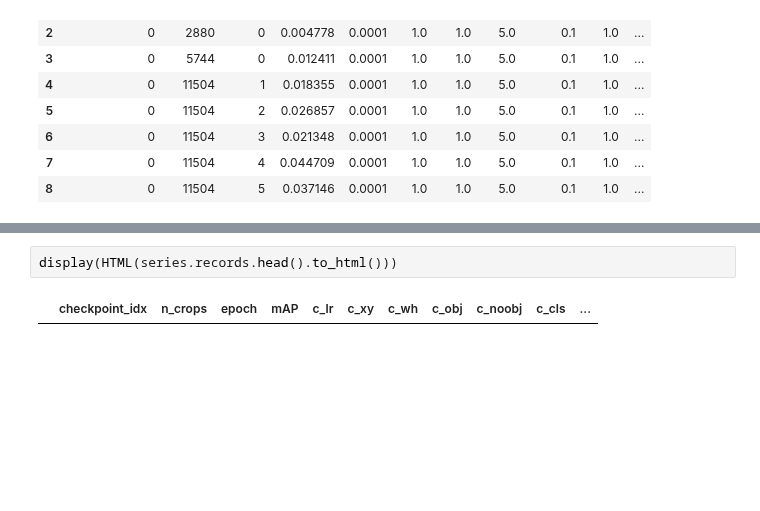
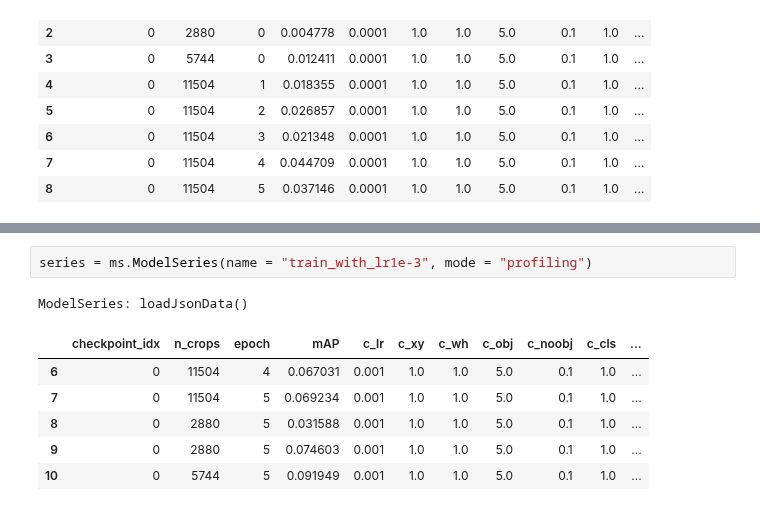
Before and after one commit to fusiongodo/yolo-score, a Jupyter notebook: profiling.ipynb, the cells around one changed output, grey strips where cells are left out. Cells and saved outputs as stored; diff of their text form; blank space fills up the shorter version.

```diff
--- a/profiling.ipynb
+++ b/profiling.ipynb
@@ -231,4 +236,10 @@ display(HTML(series.records.to_html()))
 # %%
-display(HTML(series.records.head().to_html()))
+series = ms.ModelSeries(name = "train_with_lr1e-3", mode = "profiling")
 # %% [output]
+ModelSeries: loadJsonData()
 |  | checkpoint_idx | n_crops | epoch | mAP | c_lr | c_xy | c_wh | c_obj | c_noobj | c_cls | ... |
+| 6 | 0 | 11504 | 4 | 0.067031 | 0.001 | 1.0 | 1.0 | 5.0 | 0.1 | 1.0 | ... |
+| 7 | 0 | 11504 | 5 | 0.069234 | 0.001 | 1.0 | 1.0 | 5.0 | 0.1 | 1.0 | ... |
+| 8 | 0 | 2880 | 5 | 0.031588 | 0.001 | 1.0 | 1.0 | 5.0 | 0.1 | 1.0 | ... |
+| 9 | 0 | 2880 | 5 | 0.074603 | 0.001 | 1.0 | 1.0 | 5.0 | 0.1 | 1.0 | ... |
+| 10 | 0 | 5744 | 5 | 0.091949 | 0.001 | 1.0 | 1.0 | 5.0 | 0.1 | 1.0 | ... |
```
Also changed, not shown: parts of 1 cell of this notebook, 6 other files.
